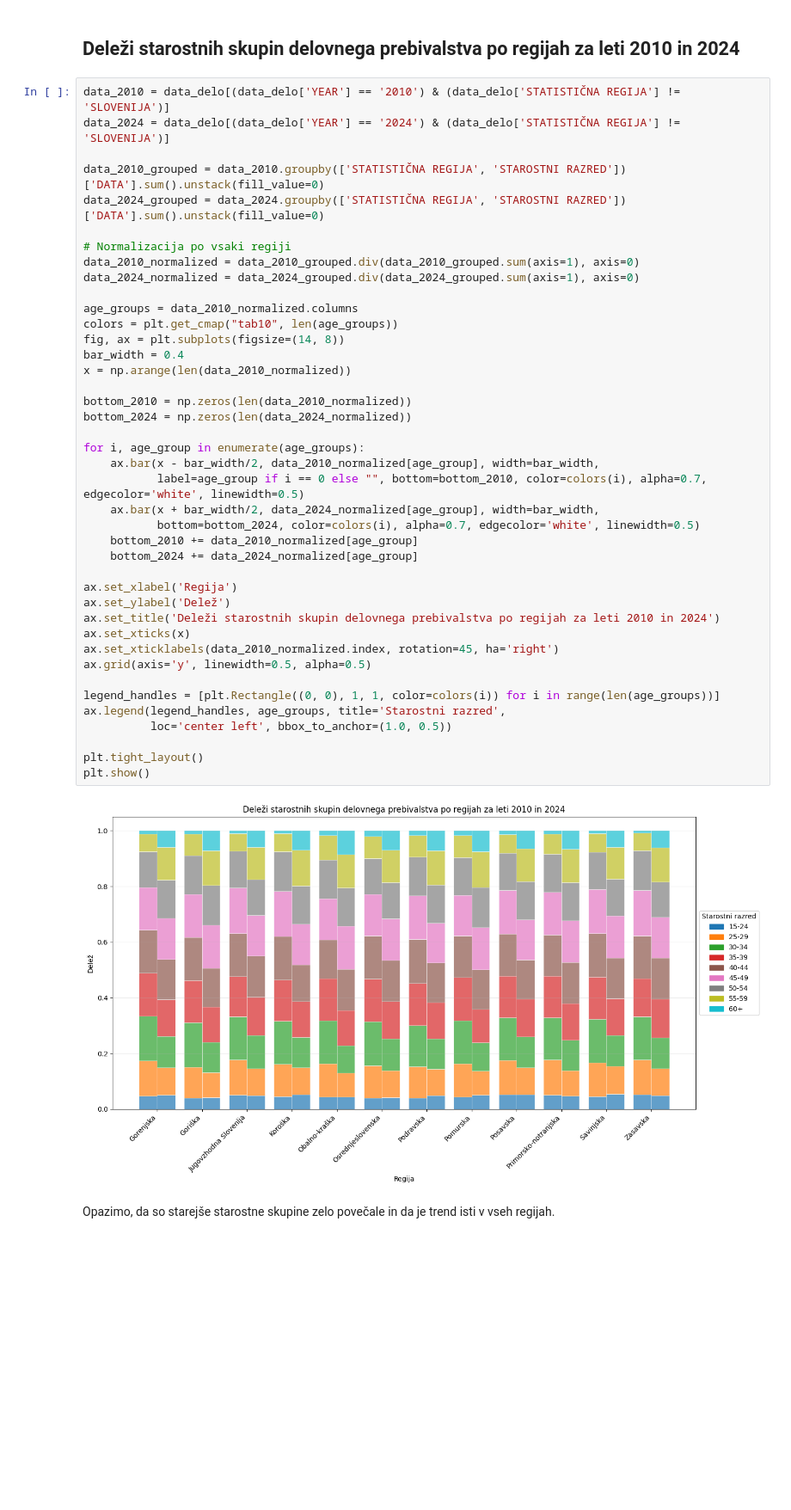
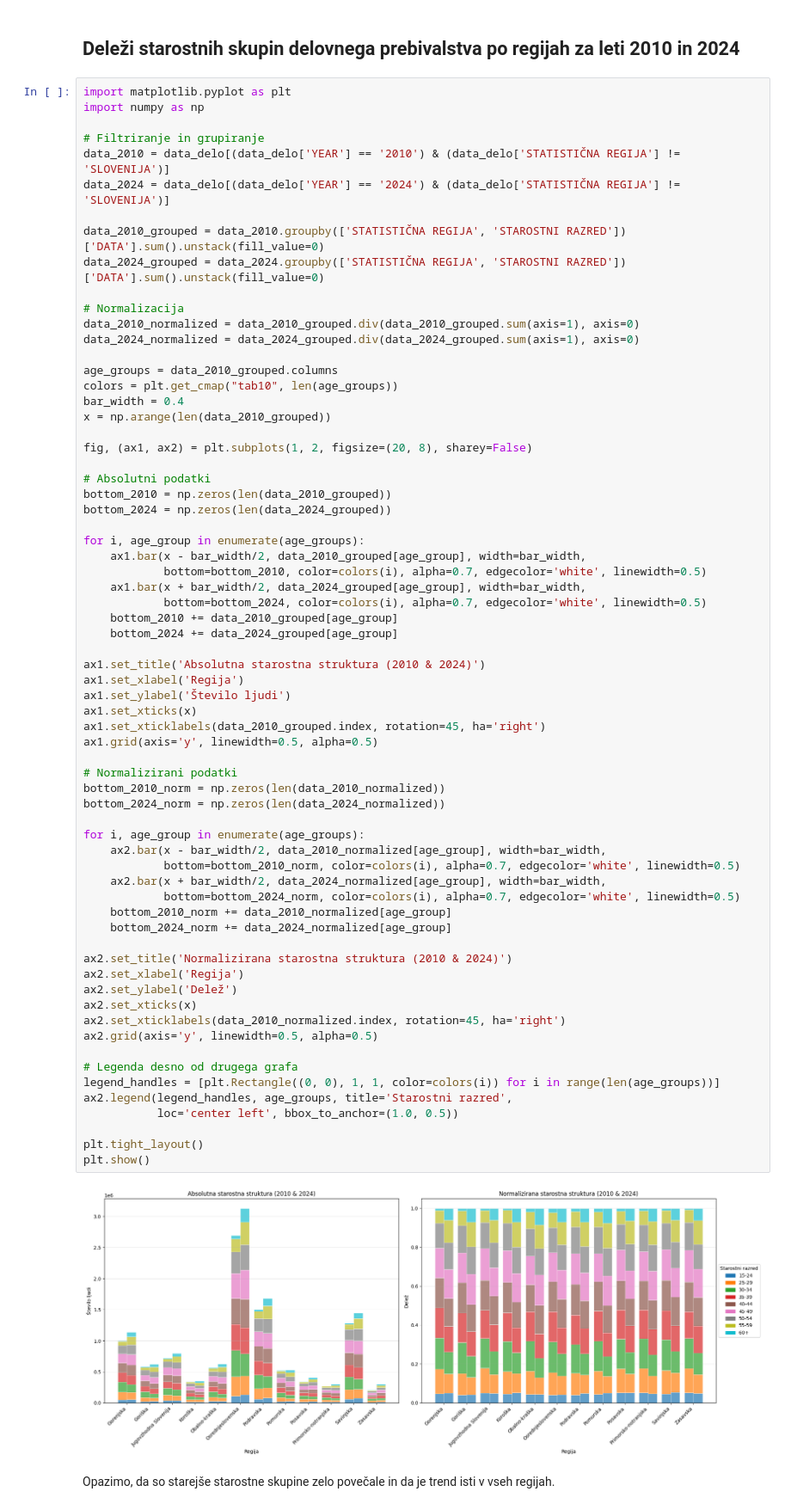
Before and after one commit to nirinja/PR259, a Jupyter notebook: koda/koda.ipynb, the cells around one changed output. Shown: that part at 86% size. Drawn from its saved outputs; the diff is of its cells as text; blank space fills up the shorter version.

Commit message:
normalizacija side by side

```diff
--- a/koda/koda.ipynb
+++ b/koda/koda.ipynb
@@ -123,48 +123,74 @@ Najbolj izstopa Osrednjeslovenska regija, kar lahko povežemo s priseljevanjem v
 # %% [markdown]
 ## Deleži starostnih skupin delovnega prebivalstva po regijah za leti 2010 in 2024
 # %%
+import matplotlib.pyplot as plt
+import numpy as np
+
+# Filtriranje in grupiranje
 data_2010 = data_delo[(data_delo['YEAR'] == '2010') & (data_delo['STATISTIČNA REGIJA'] != 'SLOVENIJA')]
 data_2024 = data_delo[(data_delo['YEAR'] == '2024') & (data_delo['STATISTIČNA REGIJA'] != 'SLOVENIJA')]
 
 data_2010_grouped = data_2010.groupby(['STATISTIČNA REGIJA', 'STAROSTNI RAZRED'])['DATA'].sum().unstack(fill_value=0)
 data_2024_grouped = data_2024.groupby(['STATISTIČNA REGIJA', 'STAROSTNI RAZRED'])['DATA'].sum().unstack(fill_value=0)
 
-# Normalizacija po vsaki regiji
+# Normalizacija
 data_2010_normalized = data_2010_grouped.div(data_2010_grouped.sum(axis=1), axis=0)
 data_2024_normalized = data_2024_grouped.div(data_2024_grouped.sum(axis=1), axis=0)
 
-age_groups = data_2010_normalized.columns
+age_groups = data_2010_grouped.columns
 colors = plt.get_cmap("tab10", len(age_groups))
-fig, ax = plt.subplots(figsize=(14, 8))
 bar_width = 0.4
-x = np.arange(len(data_2010_normalized))
+x = np.arange(len(data_2010_grouped))
 
-bottom_2010 = np.zeros(len(data_2010_normalized))
-bottom_2024 = np.zeros(len(data_2024_normalized))
+fig, (ax1, ax2) = plt.subplots(1, 2, figsize=(20, 8), sharey=False)
+
+# Absolutni podatki
+bottom_2010 = np.zeros(len(data_2010_grouped))
+bottom_2024 = np.zeros(len(data_2024_grouped))
 
 for i, age_group in enumerate(age_groups):
-    ax.bar(x - bar_width/2, data_2010_normalized[age_group], width=bar_width,
-           label=age_group if i == 0 else "", bottom=bottom_2010, color=colors(i), alpha=0.7, edgecolor='white', linewidth=0.5)
-    ax.bar(x + bar_width/2, data_2024_normalized[age_group], width=bar_width,
-           bottom=bottom_2024, color=colors(i), alpha=0.7, edgecolor='white', linewidth=0.5)
-    bottom_2010 += data_2010_normalized[age_group]
-    bottom_2024 += data_2024_normalized[age_group]
+    ax1.bar(x - bar_width/2, data_2010_grouped[age_group], width=bar_width,
+            bottom=bottom_2010, color=colors(i), alpha=0.7, edgecolor='white', linewidth=0.5)
+    ax1.bar(x + bar_width/2, data_2024_grouped[age_group], width=bar_width,
+            bottom=bottom_2024, color=colors(i), alpha=0.7, edgecolor='white', linewidth=0.5)
+    bottom_2010 += data_2010_grouped[age_group]
+    bottom_2024 += data_2024_grouped[age_group]
 
-ax.set_xlabel('Regija')
-ax.set_ylabel('Delež')
-ax.set_title('Deleži starostnih skupin delovnega prebivalstva po regijah za leti 2010 in 2024')
-ax.set_xticks(x)
-ax.set_xticklabels(data_2010_normalized.index, rotation=45, ha='right')
-ax.grid(axis='y', linewidth=0.5, alpha=0.5)
+ax1.set_title('Absolutna starostna struktura (2010 & 2024)')
+ax1.set_xlabel('Regija')
+ax1.set_ylabel('Število ljudi')
+ax1.set_xticks(x)
+ax1.set_xticklabels(data_2010_grouped.index, rotation=45, ha='right')
+ax1.grid(axis='y', linewidth=0.5, alpha=0.5)
 
+# Normalizirani podatki
+bottom_2010_norm = np.zeros(len(data_2010_normalized))
+bottom_2024_norm = np.zeros(len(data_2024_normalized))
+
+for i, age_group in enumerate(age_groups):
+    ax2.bar(x - bar_width/2, data_2010_normalized[age_group], width=bar_width,
+            bottom=bottom_2010_norm, color=colors(i), alpha=0.7, edgecolor='white', linewidth=0.5)
+    ax2.bar(x + bar_width/2, data_2024_normalized[age_group], width=bar_width,
+            bottom=bottom_2024_norm, color=colors(i), alpha=0.7, edgecolor='white', linewidth=0.5)
+    bottom_2010_norm += data_2010_normalized[age_group]
+    bottom_2024_norm += data_2024_normalized[age_group]
+
+ax2.set_title('Normalizirana starostna struktura (2010 & 2024)')
+ax2.set_xlabel('Regija')
+ax2.set_ylabel('Delež')
+ax2.set_xticks(x)
+ax2.set_xticklabels(data_2010_normalized.index, rotation=45, ha='right')
+ax2.grid(axis='y', linewidth=0.5, alpha=0.5)
+
+# Legenda desno od drugega grafa
 legend_handles = [plt.Rectangle((0, 0), 1, 1, color=colors(i)) for i in range(len(age_groups))]
-ax.legend(legend_handles, age_groups, title='Starostni razred',
-          loc='center left', bbox_to_anchor=(1.0, 0.5))
+ax2.legend(legend_handles, age_groups, title='Starostni razred',
+           loc='center left', bbox_to_anchor=(1.0, 0.5))
 
 plt.tight_layout()
 plt.show()
 # %% [output]
-[figure, old version]
+[figure, new version]
 # %% [markdown]
 Opazimo, da so starejše starostne skupine zelo povečale in da je trend isti v vseh regijah.
 # %% [markdown]
```
